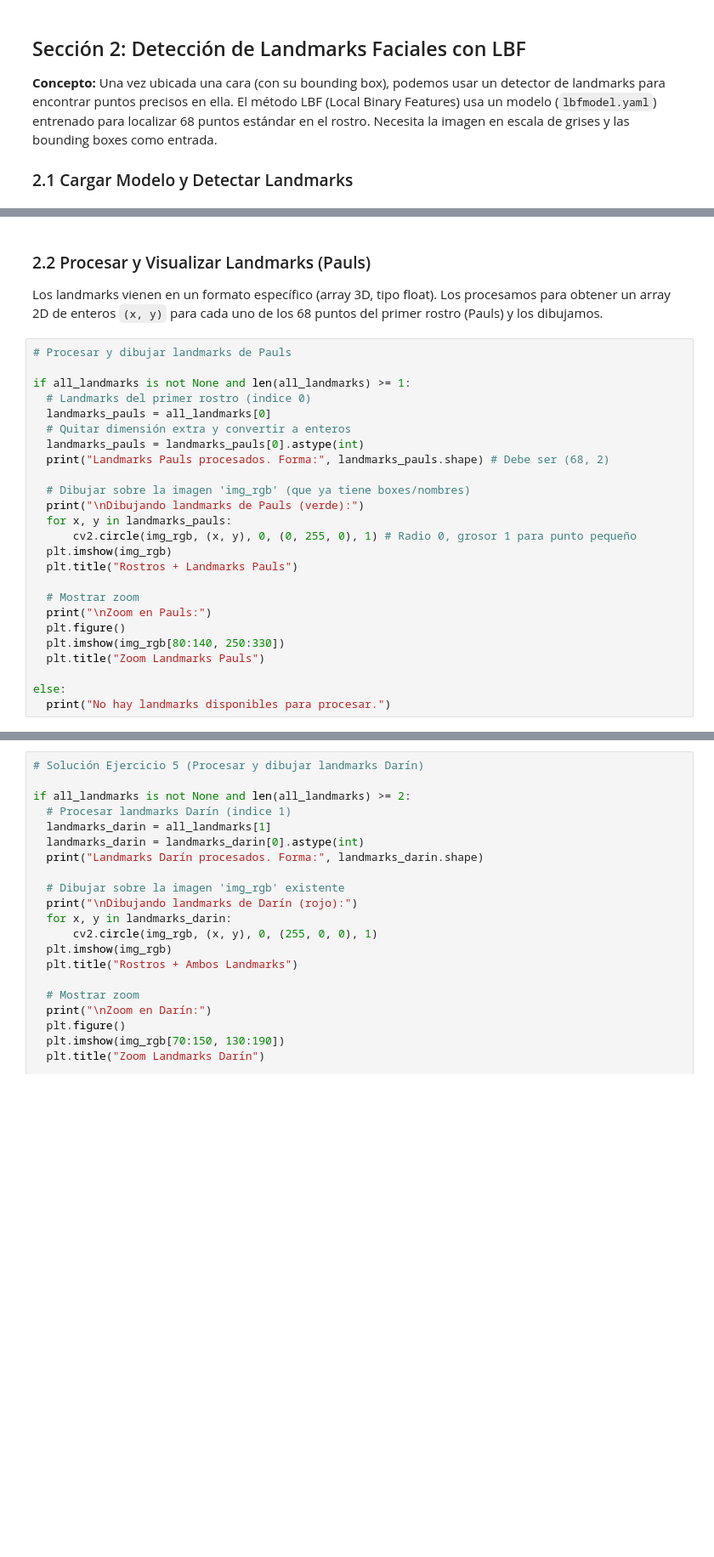
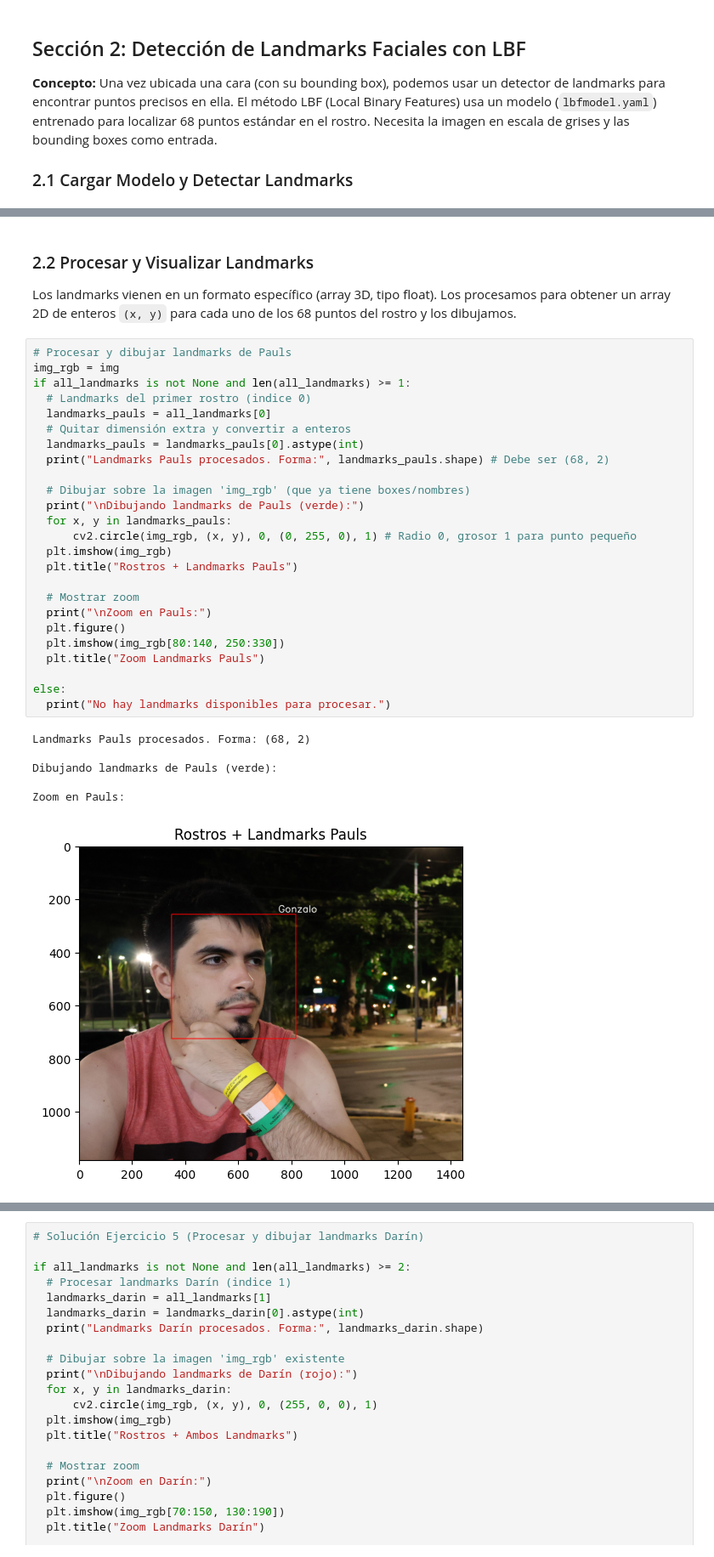
Before and after one commit to gimb99/PDI_BARTHOU_GONZALO, a Jupyter notebook: ejercicioIntegrador2/ejercicioIntegrador2_Entregable.ipynb, the cells around one changed output, grey strips where cells are left out. Shown at 85% size. Cells and saved outputs as stored; diff of their text form; blank space fills up the shorter version.

```diff
--- a/ejercicioIntegrador2/ejercicioIntegrador2_Entregable.ipynb
+++ b/ejercicioIntegrador2/ejercicioIntegrador2_Entregable.ipynb
@@ -242,29 +255,36 @@ else:
 # %% [markdown]
-### 2.2 Procesar y Visualizar Landmarks (Pauls)
+### 2.2 Procesar y Visualizar Landmarks
 
-Los landmarks vienen en un formato específico (array 3D, tipo float). Los procesamos para obtener un array 2D de enteros `(x, y)` para cada uno de los 68 puntos del primer rostro (Pauls) y los dibujamos.
+Los landmarks vienen en un formato específico (array 3D, tipo float). Los procesamos para obtener un array 2D de enteros `(x, y)` para cada uno de los 68 puntos del rostro y los dibujamos.
 # %%
 # Procesar y dibujar landmarks de Pauls
-
+img_rgb = img
 if all_landmarks is not None and len(all_landmarks) >= 1:
   # Landmarks del primer rostro (indice 0)
   landmarks_pauls = all_landmarks[0]
   # Quitar dimensión extra y convertir a enteros
   landmarks_pauls = landmarks_pauls[0].astype(int)
   print("Landmarks Pauls procesados. Forma:", landmarks_pauls.shape) # Debe ser (68, 2)
 
   # Dibujar sobre la imagen 'img_rgb' (que ya tiene boxes/nombres)
   print("\nDibujando landmarks de Pauls (verde):")
   for x, y in landmarks_pauls:
       cv2.circle(img_rgb, (x, y), 0, (0, 255, 0), 1) # Radio 0, grosor 1 para punto pequeño
   plt.imshow(img_rgb)
   plt.title("Rostros + Landmarks Pauls")
 
   # Mostrar zoom
   print("\nZoom en Pauls:")
   plt.figure()
   plt.imshow(img_rgb[80:140, 250:330])
   plt.title("Zoom Landmarks Pauls")
 
 else:
   print("No hay landmarks disponibles para procesar.")
+# %% [output]
+Landmarks Pauls procesados. Forma: (68, 2)
+
+Dibujando landmarks de Pauls (verde):
+
+Zoom en Pauls:
+[figure, added]
```
Also changed, not shown: parts of 6 cells of this notebook.
